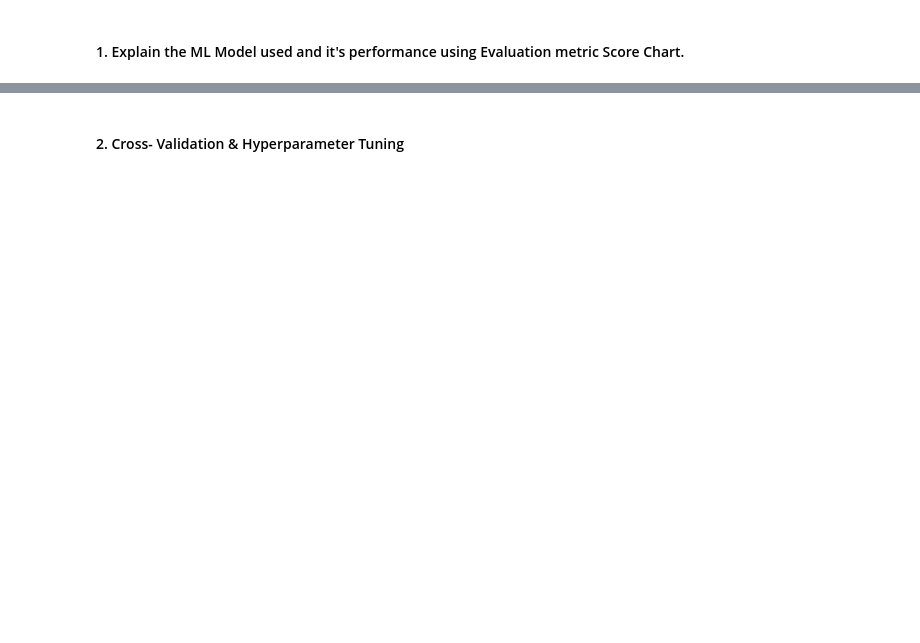
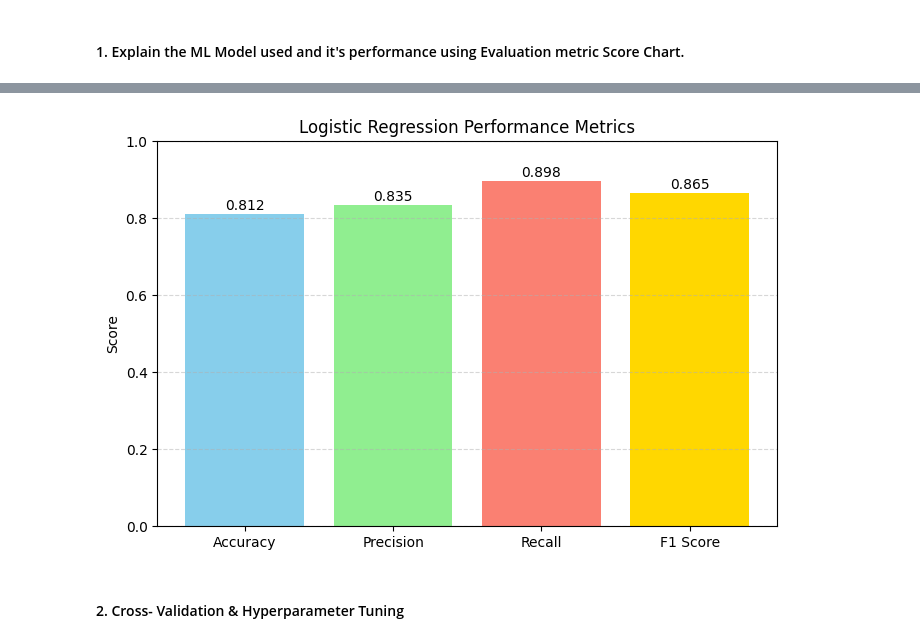
Before and after one commit to kushtagra7/hotel_reservation_classification, a Jupyter notebook: hotel_reservation_classification.ipynb, the cells around one changed output, grey strips where cells are left out. Cells and saved outputs as stored; diff of their text form; code cells hidden in the pictures; blank space fills up the shorter version.

Commit message:
Model 1-Logistic Regression implemented.

```diff
--- a/hotel_reservation_classification.ipynb
+++ b/hotel_reservation_classification.ipynb
@@ -1242,2 +1248,6 @@ I used an 80:20 train-test split, where 80% of the data was used for training th
+# %%
+# Predict on the model
+train_pred=model.predict(x_train_scaled)
+test_pred=model.predict(x_test_scaled)
 # %% [markdown]
 #### 1. Explain the ML Model used and it's performance using Evaluation metric Score Chart.
@@ -1245,0 +1279,12 @@ I used an 80:20 train-test split, where 80% of the data was used for training th
+# %%
+#TEST SCORES
+CM=confusion_matrix(y_test,test_pred)
+AA=accuracy_score(y_test,test_pred)
+PS=precision_score(y_test,test_pred)
+RS=recall_score(y_test,test_pred)
+F1=f1_score(y_test,test_pred)
+print(f'Confusion Matrix:\n{CM}')
+print(f'Accuracy Score:\n{AA}')
+print(f'Precision Score:\n{PS}')
+print(f'Recall Score:\n{RS}')
+print(f'F1 Score:\n{F1}')
@@ -1246,2 +1303,30 @@ I used an 80:20 train-test split, where 80% of the data was used for training th
+# %%
+# Visualizing evaluation Metric Score chart
+import matplotlib.pyplot as plt
+
+scores = [AA, PS, RS, F1]
+labels = ['Accuracy', 'Precision', 'Recall', 'F1 Score']
+
+plt.figure(figsize=(8,5))
+
+bars = plt.bar(labels, scores, color=['skyblue','lightgreen','salmon','gold'])
+
+plt.ylim(0, 1)
+plt.ylabel("Score")
+plt.title("Logistic Regression Performance Metrics")
+
+for bar in bars:
+    plt.text(
+        bar.get_x() + bar.get_width()/2,
+        bar.get_height() + 0.01,
+        f'{bar.get_height():.3f}',
+        ha='center',
+        fontsize=10
+    )
+
+plt.grid(axis='y', linestyle='--', alpha=0.5)
+plt.show()
+# %% [output]
+[figure, added]
 # %% [markdown]
 #### 2. Cross- Validation & Hyperparameter Tuning
```
Also changed, not shown: parts of 13 cells of this notebook.
